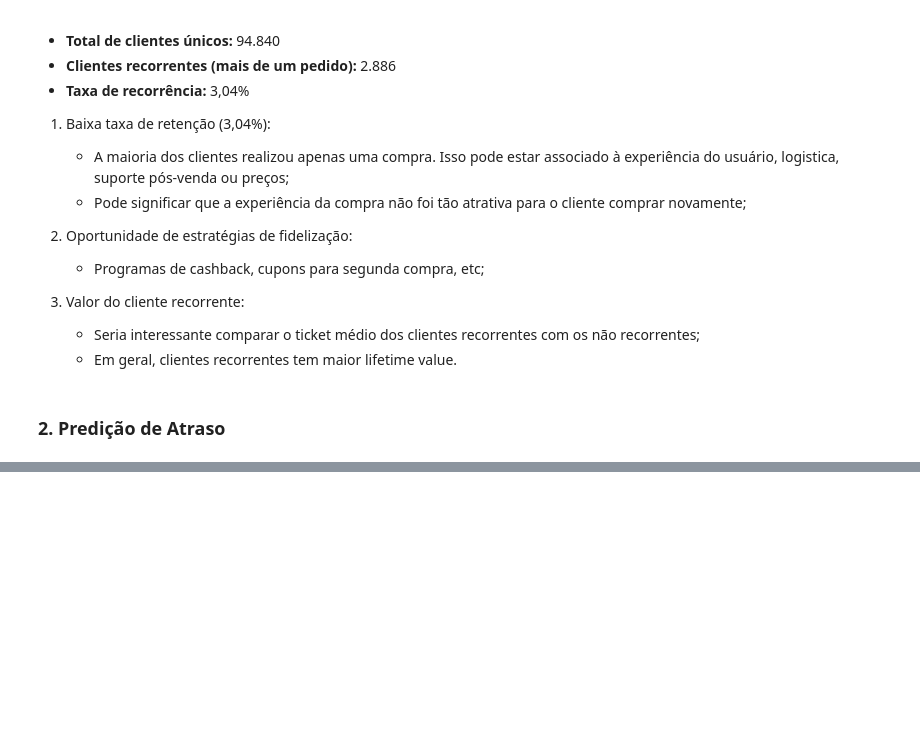
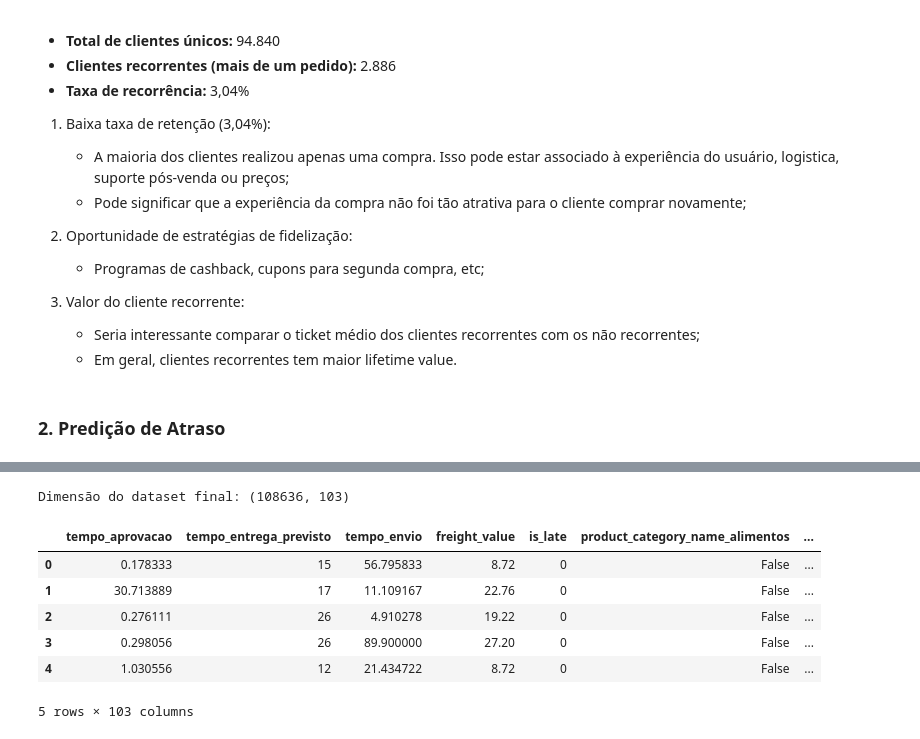
Before and after one commit to DaviRic/triggo.ia-project, a Jupyter notebook: notebook/main.ipynb, the cells around one changed output, grey strips where cells are left out. Cells and saved outputs as stored; diff of their text form; code cells hidden in the pictures; blank space fills up the shorter version.

Commit message:
[feat] Feature engineering para criação do modelo de treino

```diff
--- a/notebook/main.ipynb
+++ b/notebook/main.ipynb
@@ -773,0 +826,72 @@ Para analisar a taxa de retenção dos clientes, foi considerado um cliente reco
+# %%
+# Fazendo outra cópia do dataframe limpo para a variável df
+df = dfs['orders'].copy()
+
+# Filtrando todos os pedidos entregues apenas com as data necessárias
+df = df[
+    (df['order_status'] == 'delivered') &
+    df['order_delivered_customer_date'].notnull() &
+    df['order_purchase_timestamp'].notnull() &
+    df['order_approved_at'].notnull() &
+    df['order_delivered_carrier_date'].notnull() &
+    df['order_estimated_delivery_date'].notnull()
+].copy()
+
+# Criação da feature de tempoa até a aprovação (em horas)
+df['tempo_aprovacao'] = (
+    df['order_approved_at'] - df['order_purchase_timestamp']
+).dt.total_seconds()/3600
+
+# Criando a feature de tempo previsto de entrega em dias
+df['tempo_entrega_previsto'] = (
+    df['order_estimated_delivery_date'] - df['order_approved_at']
+).dt.days
+
+# Criação da feature de tempo até o envio do pedido em horas
+df['tempo_envio'] = (
+    df['order_delivered_carrier_date'] - df['order_approved_at']
+).dt.total_seconds() / 3600
+
+# Criação da feature do tempo real de entrega em dias
+df['tempo_entrega_real'] = (
+    df['order_delivered_customer_date'] - df['order_approved_at']
+).dt.days
+
+# Indicador de atraso 'is_late'
+df['is_late'] = (
+    df['order_delivered_customer_date'] > df['order_estimated_delivery_date']
+).astype(int)
+
+# Fazendo um merge com freight_value, product_category_name e customer_state
+df_items = dfs['order_items'][['order_id', 'freight_value', 'product_id']]
+df_products = dfs['products'][['product_id', 'product_category_name']]
+df_customers = dfs['customers'][['customer_id', 'customer_state']]
+
+# MErge dos dados
+df = df.merge(df_items, on='order_id', how='left')
+df = df.merge(df_products, on='product_id', how='left')
+df = df.merge(df_customers, on='customer_id', how='left')
+
+# Selecionando algumas colunas para modelagem
+df_model = df[[
+    'tempo_aprovacao',
+    'tempo_entrega_previsto',
+    'tempo_envio',
+    'freight_value',
+    'product_category_name',
+    'customer_state',
+    'is_late'
+]].dropna()
+
+df_model = pd.get_dummies(df_model, columns=['product_category_name', 'customer_state'], drop_first=True)
+print("Dimensão do dataset final:", df_model.shape)
+display(df_model.head(5))
+# %% [output]
+Dimensão do dataset final: (108636, 103)
+|  | tempo_aprovacao | tempo_entrega_previsto | tempo_envio | freight_value | is_late | product_category_name_alimentos | ... |
+| 0 | 0.178333 | 15 | 56.795833 | 8.72 | 0 | False | ... |
+| 1 | 30.713889 | 17 | 11.109167 | 22.76 | 0 | False | ... |
+| 2 | 0.276111 | 26 | 4.910278 | 19.22 | 0 | False | ... |
+| 3 | 0.298056 | 26 | 89.900000 | 27.20 | 0 | False | ... |
+| 4 | 1.030556 | 12 | 21.434722 | 8.72 | 0 | False | ... |
+5 rows × 103 columns
```
Also changed, not shown: parts of 2 cells of this notebook.
